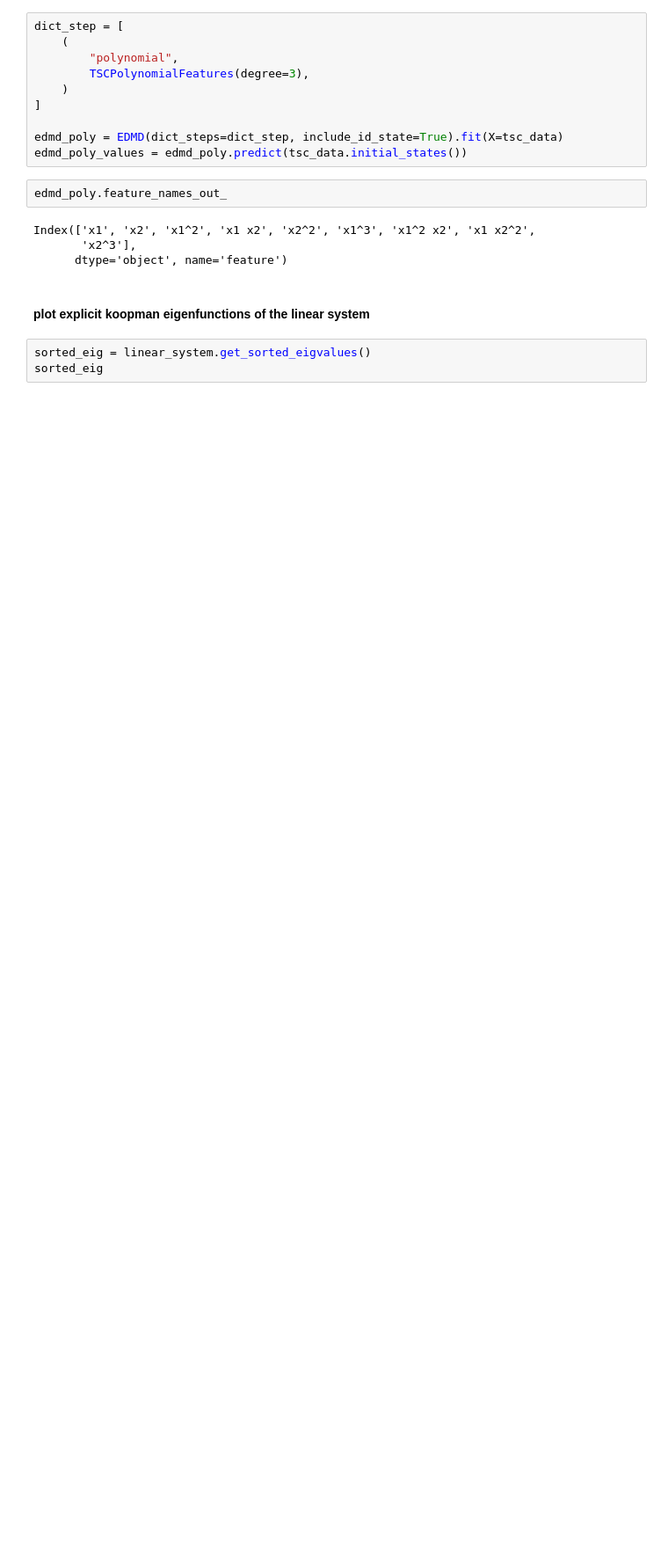
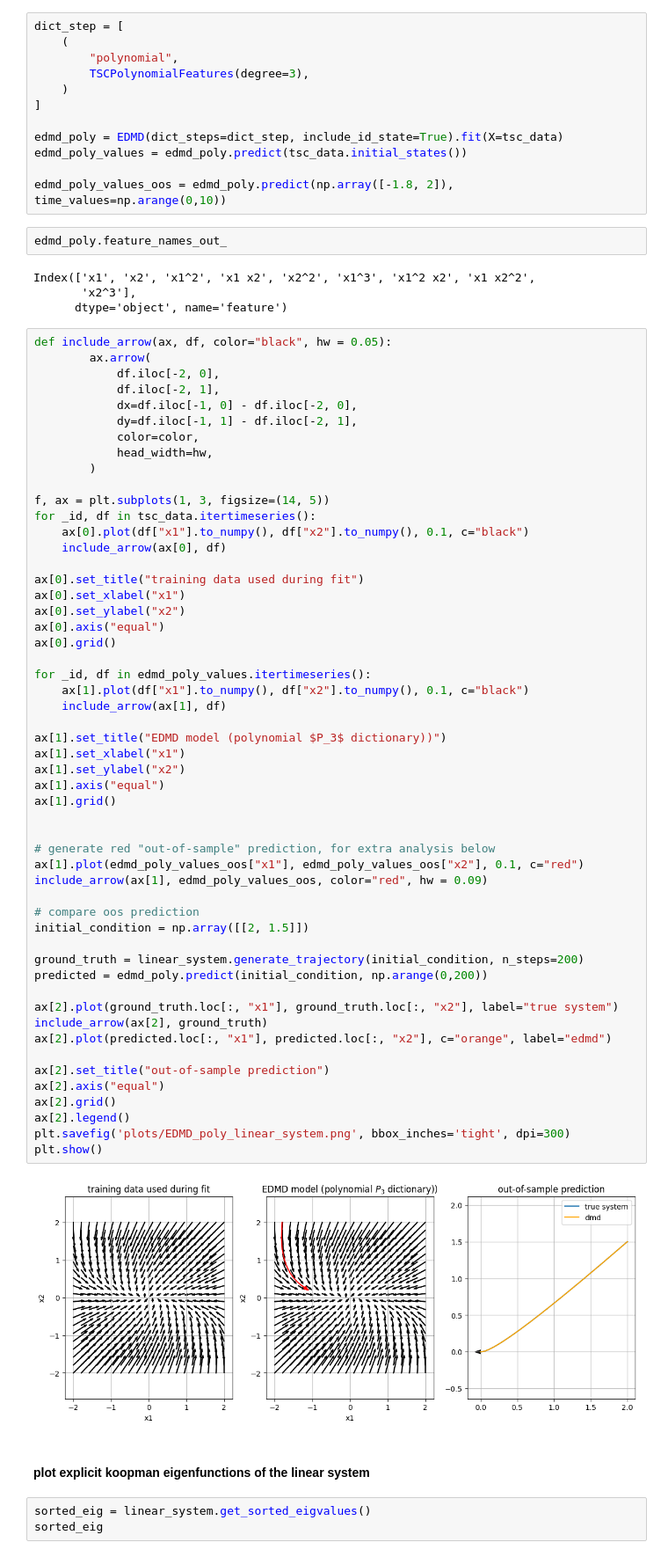
Before and after one commit to saksham219/koopman_eigensolvers, a Jupyter notebook: extend_linear_system_eigenfunctions.ipynb, the cells around one changed output. Shown at 88% size. Cells and saved outputs as stored; diff of their text form; blank space fills up the shorter version.

```diff
--- a/extend_linear_system_eigenfunctions.ipynb
+++ b/extend_linear_system_eigenfunctions.ipynb
@@ -60,12 +60,69 @@ dict_step = [
 
 edmd_poly = EDMD(dict_steps=dict_step, include_id_state=True).fit(X=tsc_data)
 edmd_poly_values = edmd_poly.predict(tsc_data.initial_states())
+
+edmd_poly_values_oos = edmd_poly.predict(np.array([-1.8, 2]), time_values=np.arange(0,10))
 # %%
 edmd_poly.feature_names_out_
 # %% [output]
 Index(['x1', 'x2', 'x1^2', 'x1 x2', 'x2^2', 'x1^3', 'x1^2 x2', 'x1 x2^2',
        'x2^3'],
       dtype='object', name='feature')
+# %%
+def include_arrow(ax, df, color="black", hw = 0.05):
+        ax.arrow(
+            df.iloc[-2, 0],
+            df.iloc[-2, 1],
+            dx=df.iloc[-1, 0] - df.iloc[-2, 0],
+            dy=df.iloc[-1, 1] - df.iloc[-2, 1],
+            color=color,
+            head_width=hw,
+        )
+
+f, ax = plt.subplots(1, 3, figsize=(14, 5))
+for _id, df in tsc_data.itertimeseries():
+    ax[0].plot(df["x1"].to_numpy(), df["x2"].to_numpy(), 0.1, c="black")
+    include_arrow(ax[0], df)
+
+ax[0].set_title("training data used during fit")
+ax[0].set_xlabel("x1")
+ax[0].set_ylabel("x2")
+ax[0].axis("equal")
+ax[0].grid()
+
+for _id, df in edmd_poly_values.itertimeseries():
+    ax[1].plot(df["x1"].to_numpy(), df["x2"].to_numpy(), 0.1, c="black")
+    include_arrow(ax[1], df)
+
+ax[1].set_title("EDMD model (polynomial $P_3$ dictionary))")
+ax[1].set_xlabel("x1")
+ax[1].set_ylabel("x2")
+ax[1].axis("equal")
+ax[1].grid()
+
+
+# generate red "out-of-sample" prediction, for extra analysis below
+ax[1].plot(edmd_poly_values_oos["x1"], edmd_poly_values_oos["x2"], 0.1, c="red")
+include_arrow(ax[1], edmd_poly_values_oos, color="red", hw = 0.09)
+
+# compare oos prediction
+initial_condition = np.array([[2, 1.5]])
+
+ground_truth = linear_system.generate_trajectory(initial_condition, n_steps=200)
+predicted = edmd_poly.predict(initial_condition, np.arange(0,200))
+
+ax[2].plot(ground_truth.loc[:, "x1"], ground_truth.loc[:, "x2"], label="true system")
+include_arrow(ax[2], ground_truth)
+ax[2].plot(predicted.loc[:, "x1"], predicted.loc[:, "x2"], c="orange", label="edmd")
+
+ax[2].set_title("out-of-sample prediction")
+ax[2].axis("equal")
+ax[2].grid()
+ax[2].legend()
+plt.savefig('plots/EDMD_poly_linear_system.png', bbox_inches='tight', dpi=300)
+plt.show()
+# %% [output]
+[figure, added]
 # %% [markdown]
 #### plot explicit koopman eigenfunctions of the linear system
 # %%
```
Also changed, not shown: parts of 47 cells of this notebook, 1 other file.
